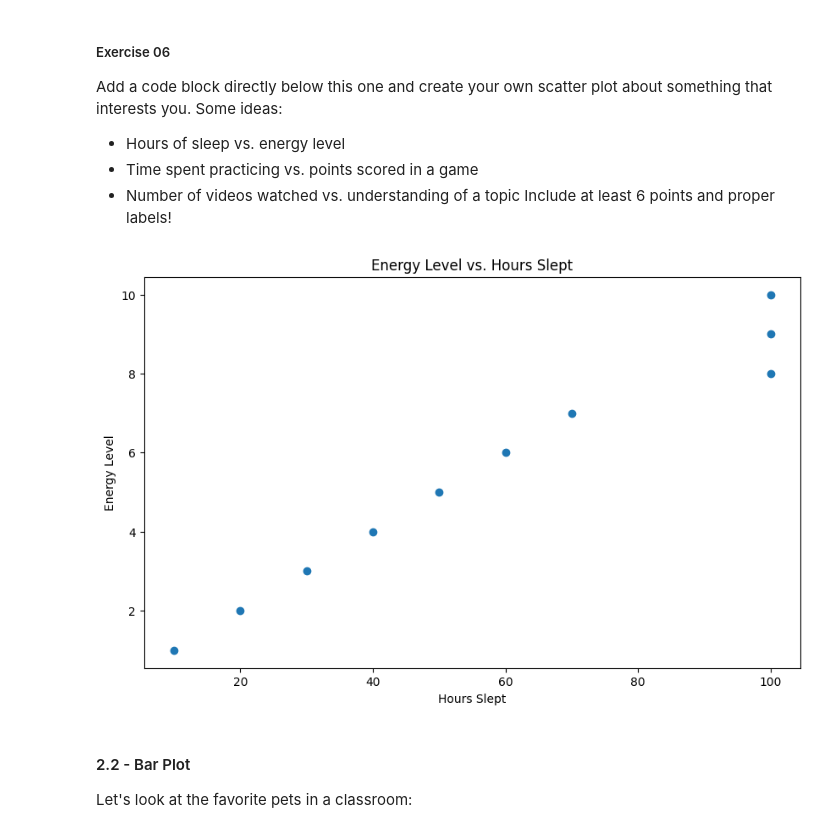
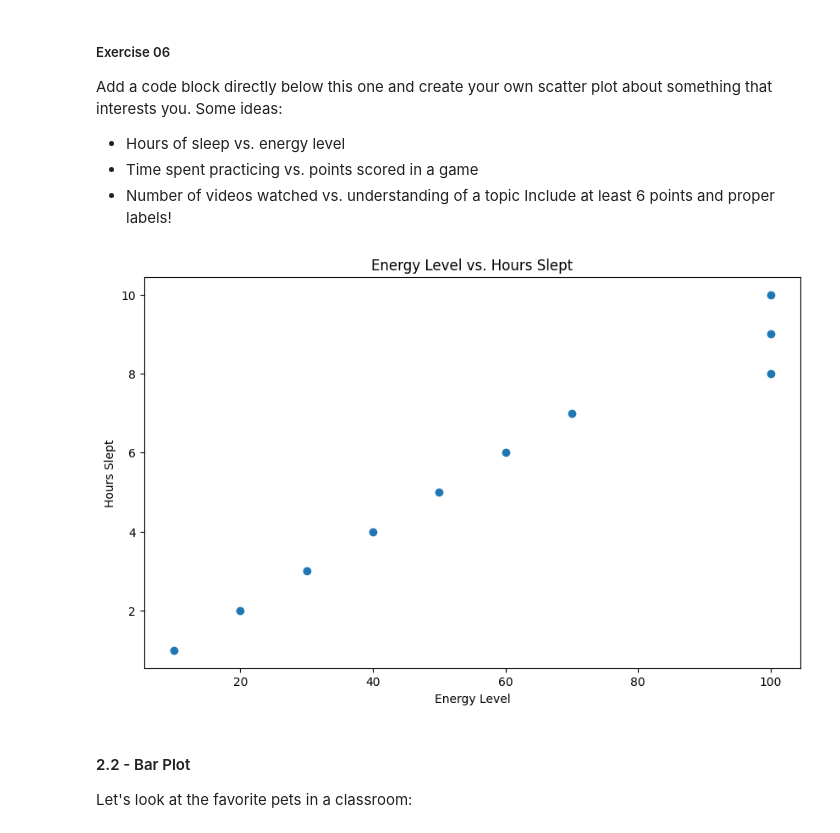
Before and after one commit to sugaazz1/unit-3-ai, a Jupyter notebook: 02-intro/intro-to-notebooks.ipynb, the cells around one changed output. Saved outputs shown, nothing was run; the diff lists cells and outputs as text; code cells hidden in the pictures.

```diff
--- a/02-intro/intro-to-notebooks.ipynb
+++ b/02-intro/intro-to-notebooks.ipynb
@@ -338,15 +338,15 @@ Include at least 6 points and proper labels!
 # %%
 hours_of_sleep = [1, 2, 3, 4, 5, 6, 7, 8, 9, 10]
 energy_level = [10, 20, 30, 40, 50, 60, 70, 100, 100, 100]
 
 plt.figure(figsize=(10,6))
 plt.scatter(energy_level, hours_of_sleep)
 plt.title('Energy Level vs. Hours Slept')
-plt.xlabel('Hours Slept')
-plt.ylabel('Energy Level')
+plt.xlabel('Energy Level')
+plt.ylabel('Hours Slept')
 plt.show()
 # %% [output]
-[figure, old version]
+[figure, new version]
 # %% [markdown]
 #### 2.2 - Bar Plot
 Let's look at the favorite pets in a classroom:
```
Also changed, not shown: 6 other files.
